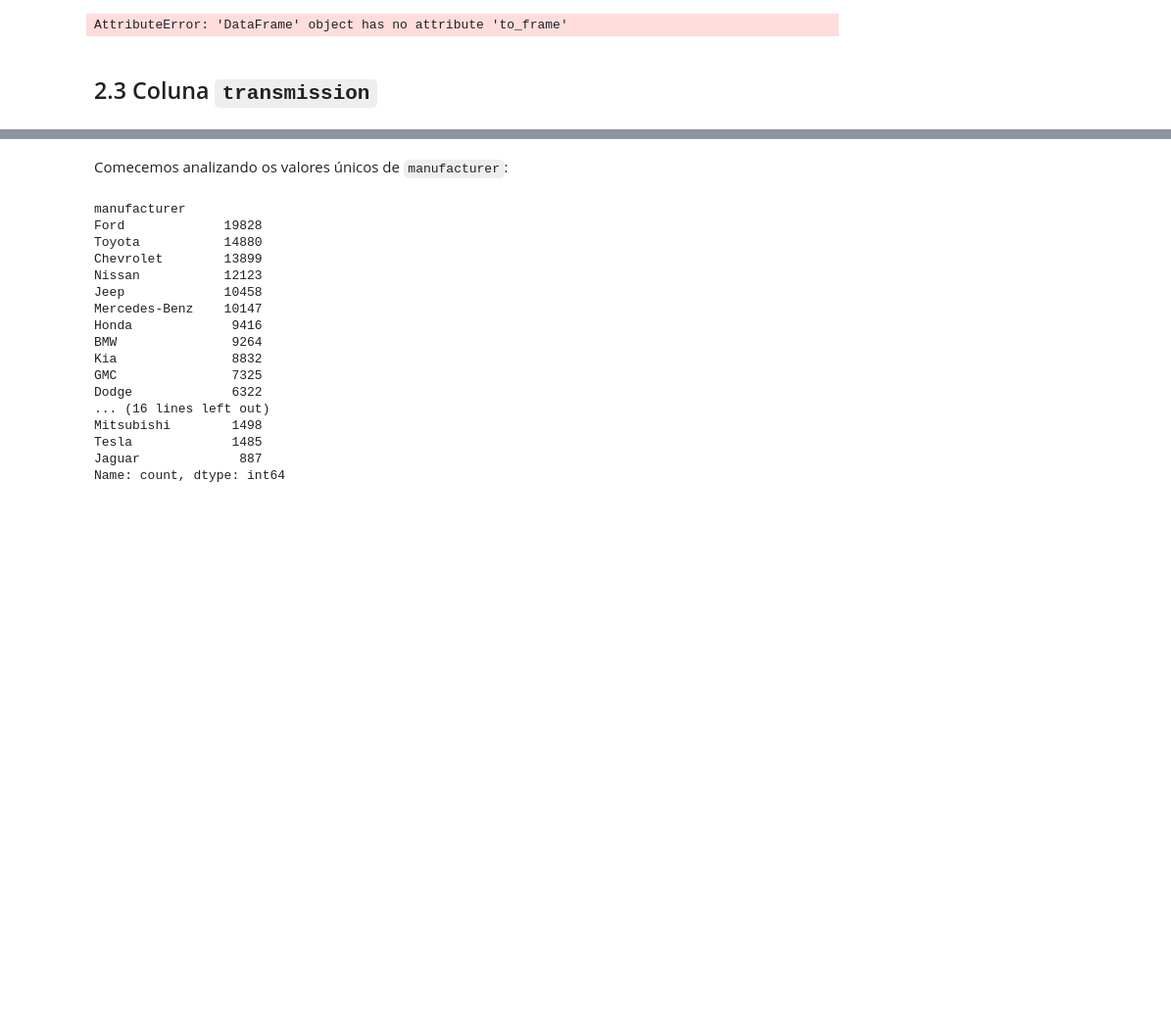
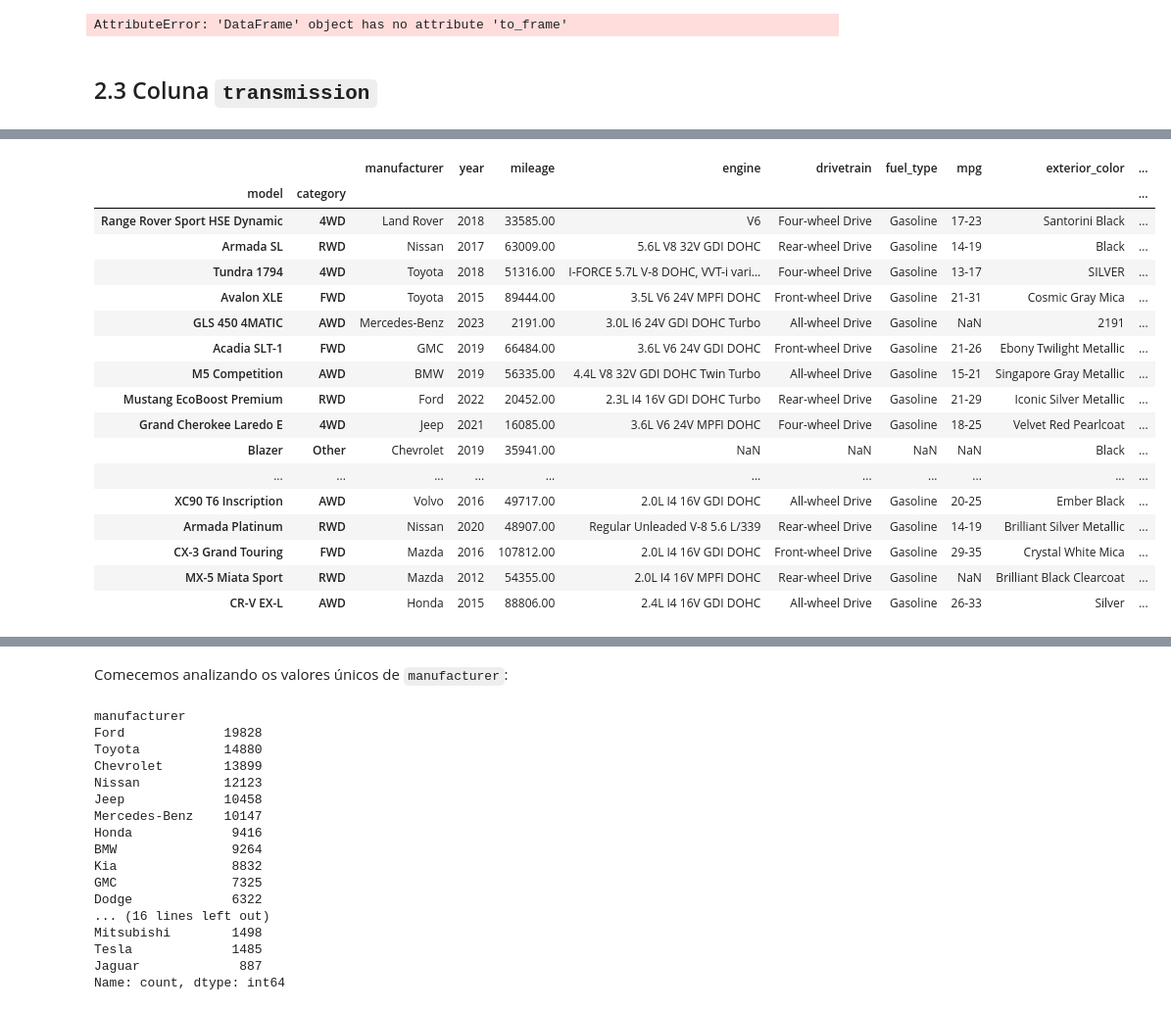
Before and after one commit to BaRobles/Compass_Data_Science, a Jupyter notebook: Sprint-2/Sprint 2.ipynb, the cells around one changed output, grey strips where cells are left out. Shown at 98% size. Cells and saved outputs as stored; diff of their text form; code cells hidden in the pictures; blank space fills up the shorter version.

````diff
--- a/Sprint-2/Sprint 2.ipynb
+++ b/Sprint-2/Sprint 2.ipynb
@@ -198,7 +194,7 @@ AttributeError: 'DataFrame' object has no attribute 'to_frame'
 # %% [markdown]
 ## 2.3 Coluna ```transmission```
 # %%
-pd.set_option("display.max_rows", None)
+pd.set_option("display.max_rows", 100)
 cars_df['transmission'].value_counts()
 # %% [output]
 transmission
@@ -263,0 +336,25 @@ cars_df.head()
+# %%
+# Classifiquei o DataFrame com base no número de sellers em ordem decrescente
+drivetrain_por_seller = cars_df.set_index(['model', 'category'])
+# produto_por_seller = produto_por_seller.reindex(contagem_sellers.sort_values(ascending=False).index, level='product_id')
+
+drivetrain_por_seller.head(50)
+# %% [output]
+|  |  | manufacturer | year | mileage | engine | drivetrain | fuel_type | mpg | exterior_color | ... |
+| model | category |  |  |  |  |  |  |  |  | ... |
+| Range Rover Sport HSE Dynamic | 4WD | Land Rover | 2018 | 33585.00 | V6 | Four-wheel Drive | Gasoline | 17-23 | Santorini Black | ... |
+| Armada SL | RWD | Nissan | 2017 | 63009.00 | 5.6L V8 32V GDI DOHC | Rear-wheel Drive | Gasoline | 14-19 | Black | ... |
+| Tundra 1794 | 4WD | Toyota | 2018 | 51316.00 | I-FORCE 5.7L V-8 DOHC, VVT-i vari... | Four-wheel Drive | Gasoline | 13-17 | SILVER | ... |
+| Avalon XLE | FWD | Toyota | 2015 | 89444.00 | 3.5L V6 24V MPFI DOHC | Front-wheel Drive | Gasoline | 21-31 | Cosmic Gray Mica | ... |
+| GLS 450 4MATIC | AWD | Mercedes-Benz | 2023 | 2191.00 | 3.0L I6 24V GDI DOHC Turbo | All-wheel Drive | Gasoline | NaN | 2191 | ... |
+| Acadia SLT-1 | FWD | GMC | 2019 | 66484.00 | 3.6L V6 24V GDI DOHC | Front-wheel Drive | Gasoline | 21-26 | Ebony Twilight Metallic | ... |
+| M5 Competition | AWD | BMW | 2019 | 56335.00 | 4.4L V8 32V GDI DOHC Twin Turbo | All-wheel Drive | Gasoline | 15-21 | Singapore Gray Metallic | ... |
+| Mustang EcoBoost Premium | RWD | Ford | 2022 | 20452.00 | 2.3L I4 16V GDI DOHC Turbo | Rear-wheel Drive | Gasoline | 21-29 | Iconic Silver Metallic | ... |
+| Grand Cherokee Laredo E | 4WD | Jeep | 2021 | 16085.00 | 3.6L V6 24V MPFI DOHC | Four-wheel Drive | Gasoline | 18-25 | Velvet Red Pearlcoat | ... |
+| Blazer | Other | Chevrolet | 2019 | 35941.00 | NaN | NaN | NaN | NaN | Black | ... |
+| ... | ... | ... | ... | ... | ... | ... | ... | ... | ... | ... |
+| XC90 T6 Inscription | AWD | Volvo | 2016 | 49717.00 | 2.0L I4 16V GDI DOHC | All-wheel Drive | Gasoline | 20-25 | Ember Black | ... |
+| Armada Platinum | RWD | Nissan | 2020 | 48907.00 | Regular Unleaded V-8 5.6 L/339 | Rear-wheel Drive | Gasoline | 14-19 | Brilliant Silver Metallic | ... |
+| CX-3 Grand Touring | FWD | Mazda | 2016 | 107812.00 | 2.0L I4 16V GDI DOHC | Front-wheel Drive | Gasoline | 29-35 | Crystal White Mica | ... |
+| MX-5 Miata Sport | RWD | Mazda | 2012 | 54355.00 | 2.0L I4 16V MPFI DOHC | Rear-wheel Drive | Gasoline | NaN | Brilliant Black Clearcoat | ... |
+| CR-V EX-L | AWD | Honda | 2015 | 88806.00 | 2.4L I4 16V GDI DOHC | All-wheel Drive | Gasoline | 26-33 | Silver | ... |
````
Also changed, not shown: parts of 22 cells of this notebook.
